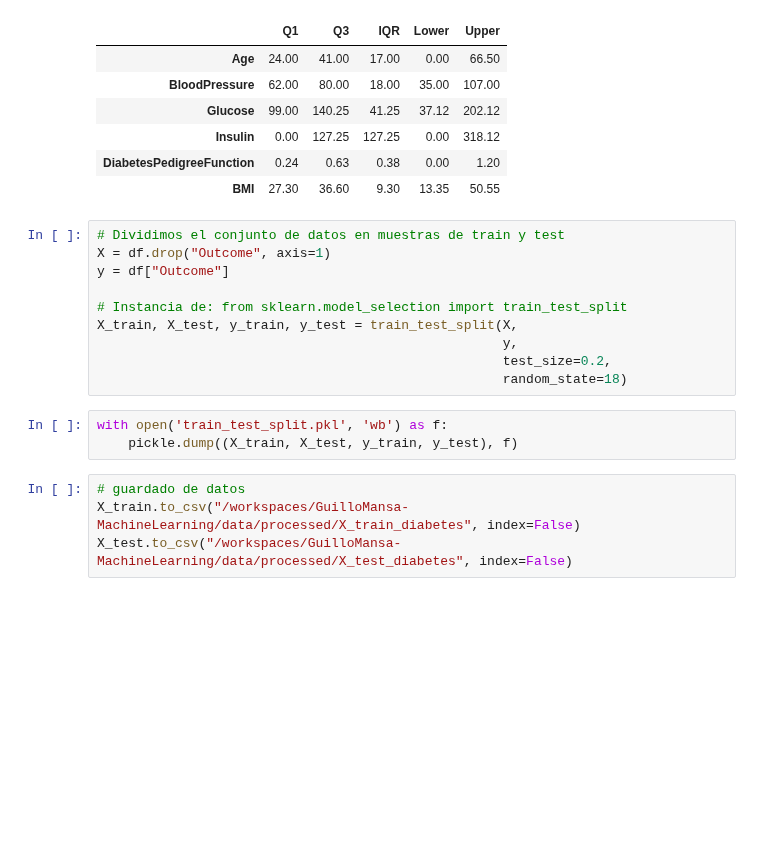
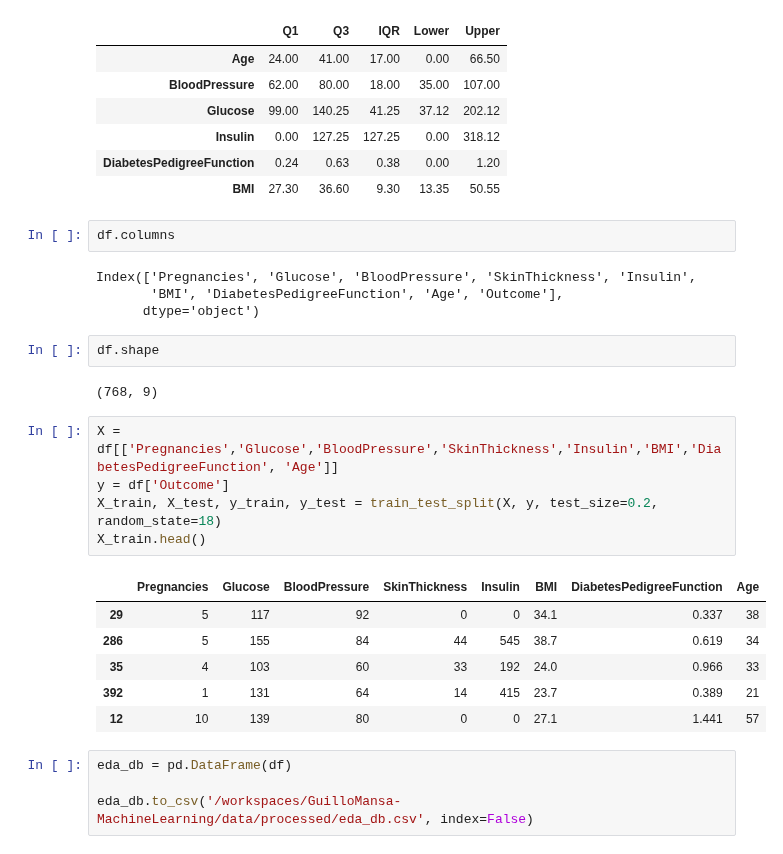
Before and after one commit to 4GeeksAcademy/GuilloMansa-MachineLearning, a Jupyter notebook: src/04-eda-diabetes.ipynb, the cells around one changed output. Cells and saved outputs as stored; diff of their text form; blank space fills up the shorter version.

```diff
--- a/src/04-eda-diabetes.ipynb
+++ b/src/04-eda-diabetes.ipynb
@@ -236,20 +236,29 @@ limites
 | Insulin | 0.00 | 127.25 | 127.25 | 0.00 | 318.12 |
 | DiabetesPedigreeFunction | 0.24 | 0.63 | 0.38 | 0.00 | 1.20 |
 | BMI | 27.30 | 36.60 | 9.30 | 13.35 | 50.55 |
+# %%
+df.columns
+# %% [output]
+Index(['Pregnancies', 'Glucose', 'BloodPressure', 'SkinThickness', 'Insulin',
+       'BMI', 'DiabetesPedigreeFunction', 'Age', 'Outcome'],
+      dtype='object')
+# %%
+df.shape
+# %% [output]
+(768, 9)
+# %%
+X = df[['Pregnancies','Glucose','BloodPressure','SkinThickness','Insulin','BMI','DiabetesPedigreeFunction', 'Age']]
+y = df['Outcome']
+X_train, X_test, y_train, y_test = train_test_split(X, y, test_size=0.2, random_state=18)
+X_train.head()
+# %% [output]
+|  | Pregnancies | Glucose | BloodPressure | SkinThickness | Insulin | BMI | DiabetesPedigreeFunction | Age |
+| 29 | 5 | 117 | 92 | 0 | 0 | 34.1 | 0.337 | 38 |
+| 286 | 5 | 155 | 84 | 44 | 545 | 38.7 | 0.619 | 34 |
+| 35 | 4 | 103 | 60 | 33 | 192 | 24.0 | 0.966 | 33 |
+| 392 | 1 | 131 | 64 | 14 | 415 | 23.7 | 0.389 | 21 |
+| 12 | 10 | 139 | 80 | 0 | 0 | 27.1 | 1.441 | 57 |
 # %%
-# Dividimos el conjunto de datos en muestras de train y test
-X = df.drop("Outcome", axis=1)
-y = df["Outcome"]
+eda_db = pd.DataFrame(df)
 
-# Instancia de: from sklearn.model_selection import train_test_split
-X_train, X_test, y_train, y_test = train_test_split(X,
-                                                    y,
-                                                    test_size=0.2,
-                                                    random_state=18)
+eda_db.to_csv('/workspaces/GuilloMansa-MachineLearning/data/processed/eda_db.csv', index=False)
-# %%
-with open('train_test_split.pkl', 'wb') as f:
-    pickle.dump((X_train, X_test, y_train, y_test), f)
-# %%
-# guardado de datos
-X_train.to_csv("/workspaces/GuilloMansa-MachineLearning/data/processed/X_train_diabetes", index=False)
-X_test.to_csv("/workspaces/GuilloMansa-MachineLearning/data/processed/X_test_diabetes", index=False)
```
Also changed, not shown: parts of 1 cell of this notebook, 4 other files.
